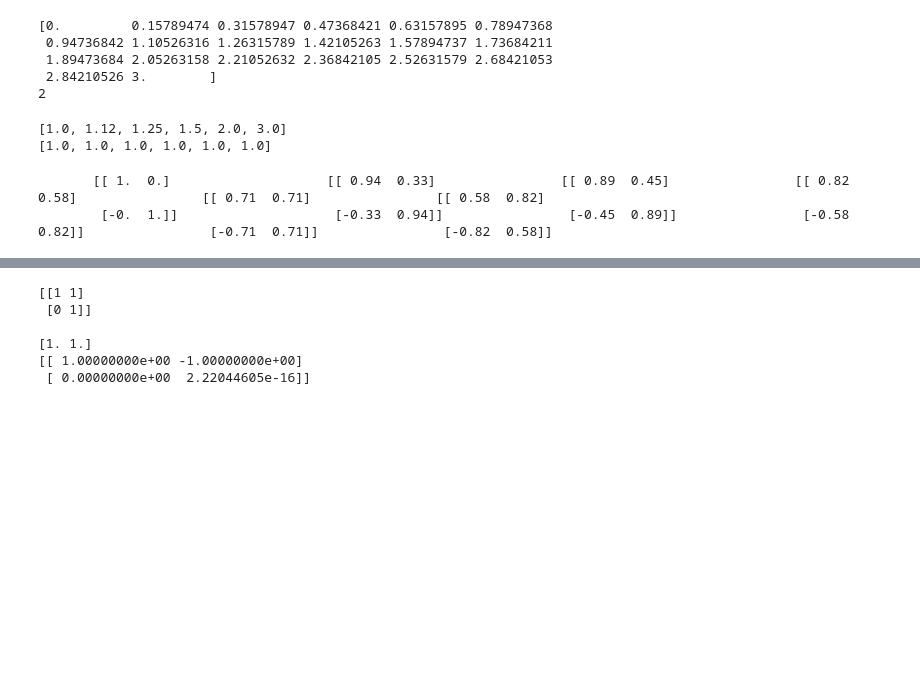
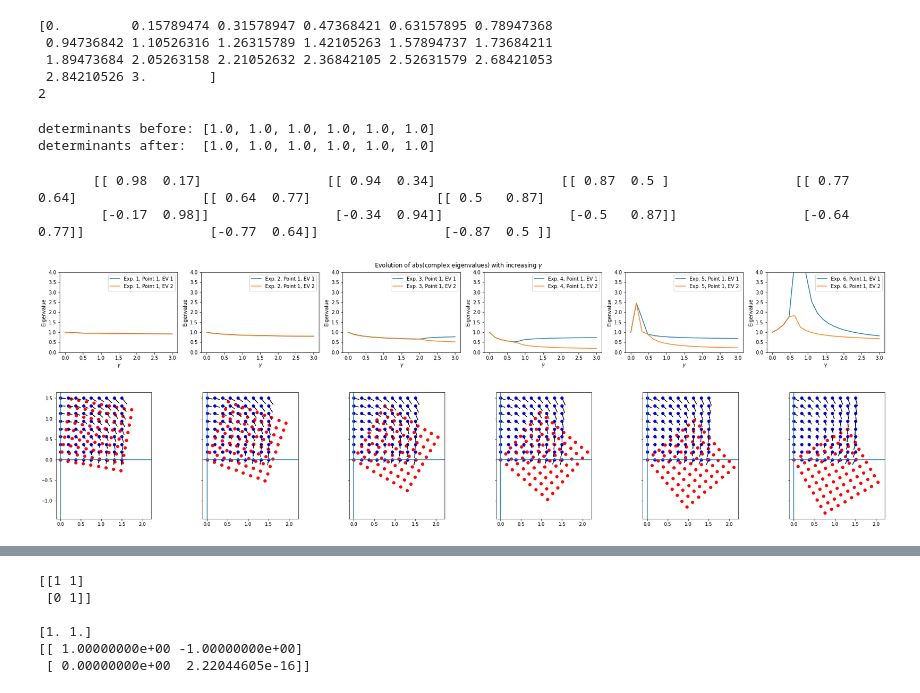
Before and after one commit to johannesmaess/investigation, a Jupyter notebook: gamma-synthetic-matrices.ipynb, the cells around one changed output, grey strips where cells are left out. Cells and saved outputs as stored; diff of their text form; code cells hidden in the pictures; blank space fills up the shorter version.

```diff
--- a/gamma-synthetic-matrices.ipynb
+++ b/gamma-synthetic-matrices.ipynb
@@ -331,11 +331,13 @@ Determinant: 1.5
+# %%
+weights_list = [rotation1(deg) for deg in [-10, -20, -30, -40, -50, -60]]
 # %%
-weights_list = [rotation2(discriminant=discriminant, a_minus_d=0, a=1, b_c_distribution=0) for discriminant in [0, -.5, -1, -2, -4, -8]]
 points_list = [
     [1, 1],
     [np.sqrt(.5), np.sqrt(.5)],
     [0, 1],
     [1, 0],
 ]
+p = points_list[0]
 
 gammas = np.linspace(0, 3, 20)
 print(gammas)
@@ -349,14 +351,18 @@ computed_evals = calc_evals_batch(weights_list, points_list, gammas=gammas)
 2
 # %%
 # normalize matrices to determinant 1
-print([round(LA.det(W), 2) for W in weights_list])
+print('determinants before:', [round(LA.det(W), 2) for W in weights_list])
 weights_list = [W * LA.det(W)**-.5 for W in weights_list]
-print([round(LA.det(W), 2) for W in weights_list])
+print('determinants after: ', [round(LA.det(W), 2) for W in weights_list])
 # %% [output]
-[1.0, 1.12, 1.25, 1.5, 2.0, 3.0]
-[1.0, 1.0, 1.0, 1.0, 1.0, 1.0]
+determinants before: [1.0, 1.0, 1.0, 1.0, 1.0, 1.0]
+determinants after:  [1.0, 1.0, 1.0, 1.0, 1.0, 1.0]
-# %%
-print_weights_list(weights_list)
-# %% [output]
-       [[ 1.  0.]                    [[ 0.94  0.33]                [[ 0.89  0.45]                [[ 0.82  0.58]                [[ 0.71  0.71]                [[ 0.58  0.82]
-        [-0.  1.]]                    [-0.33  0.94]]                [-0.45  0.89]]                [-0.58  0.82]]                [-0.71  0.71]]                [-0.82  0.58]]
+# %%
+print_weights_list(weights_list)
+plot_evals_lineplot(computed_evals[:, :1], gammas, one_plot_per='weight', mark_positive_slope=False)
+plot_vector_field_batch(weights_list, lims = np.array([0, 1.5]))
+# %% [output]
+       [[ 0.98  0.17]                [[ 0.94  0.34]                [[ 0.87  0.5 ]                [[ 0.77  0.64]                [[ 0.64  0.77]                [[ 0.5   0.87]
+        [-0.17  0.98]]                [-0.34  0.94]]                [-0.5   0.87]]                [-0.64  0.77]]                [-0.77  0.64]]                [-0.87  0.5 ]]
+[figure, added]
+[figure, added]
```
Also changed, not shown: parts of 38 cells of this notebook, 1 other file.
